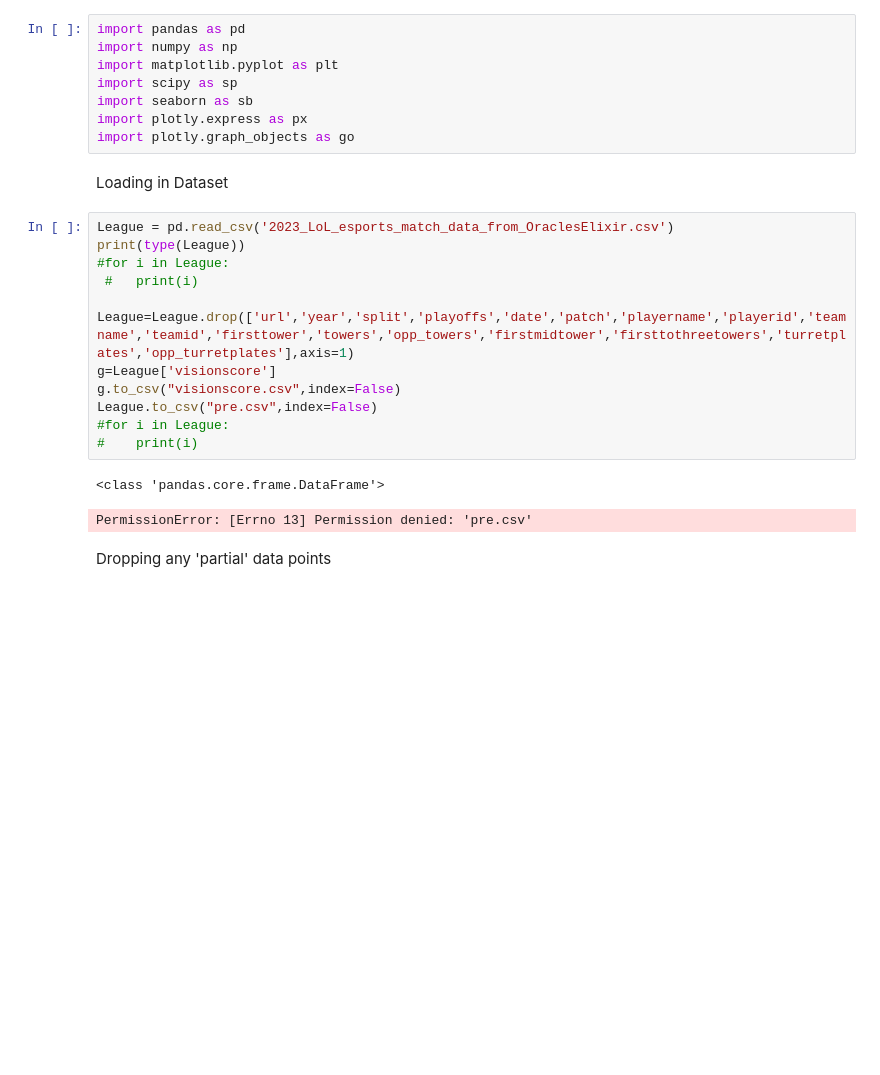
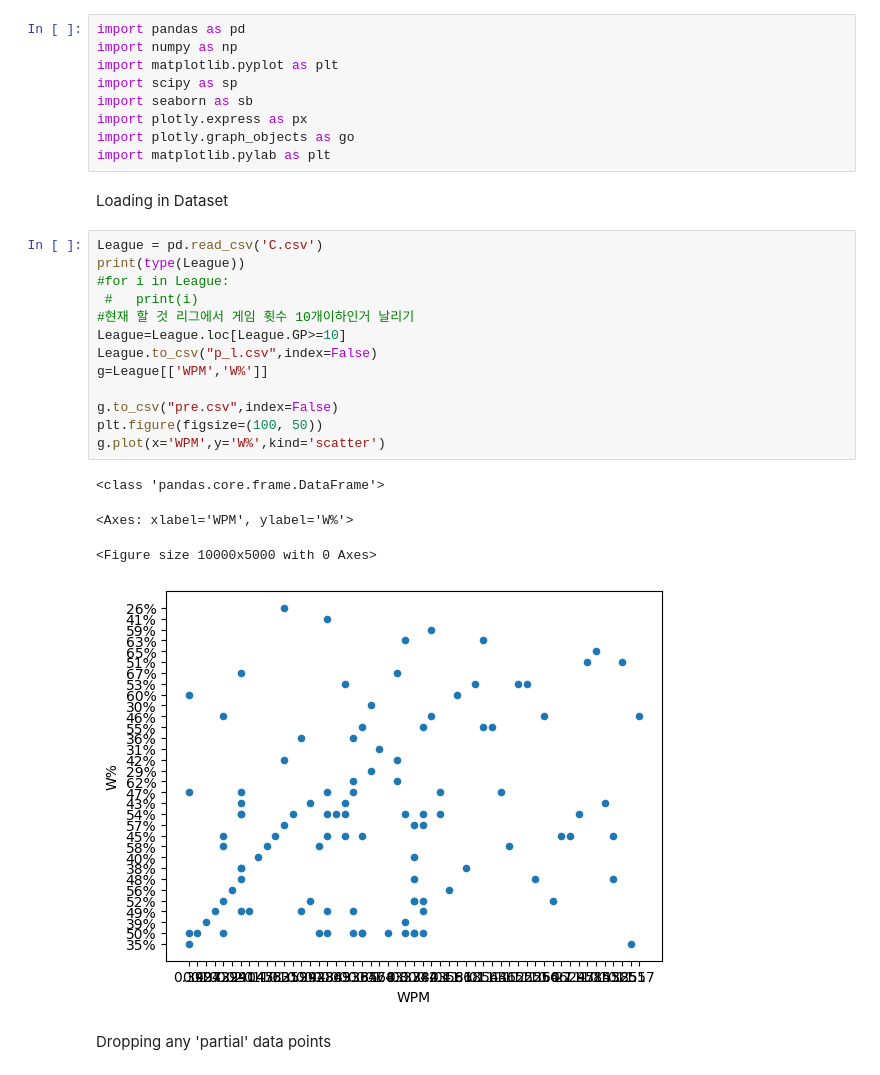
Before and after one commit to ParkJaeHong2000/LOL_Data_Analysis, a Jupyter notebook: LeagueStats_1.ipynb, the cells around one changed output. Cells and saved outputs as stored; diff of their text form; blank space fills up the shorter version.

```diff
--- a/LeagueStats_1.ipynb
+++ b/LeagueStats_1.ipynb
@@ -6,23 +6,27 @@ import scipy as sp
 import seaborn as sb
 import plotly.express as px
 import plotly.graph_objects as go
+import matplotlib.pylab as plt
 # %% [markdown]
 Loading in Dataset
 # %%
-League = pd.read_csv('2023_LoL_esports_match_data_from_OraclesElixir.csv')
+League = pd.read_csv('C.csv')
 print(type(League))
 #for i in League:
  #   print(i)
+#현재 할 것 리그에서 게임 휫수 10개이하인거 날리기
+League=League.loc[League.GP>=10]
+League.to_csv("p_l.csv",index=False)
+g=League[['WPM','W%']]
 
-League=League.drop(['url','year','split','playoffs','date','patch','playername','playerid','teamname','teamid','firsttower','towers','opp_towers','firstmidtower','firsttothreetowers','turretplates','opp_turretplates'],axis=1)
-g=League['visionscore']
-g.to_csv("visionscore.csv",index=False)
-League.to_csv("pre.csv",index=False)
-#for i in League:
-#    print(i)
+g.to_csv("pre.csv",index=False)
+plt.figure(figsize=(100, 50))
+g.plot(x='WPM',y='W%',kind='scatter')
 # %% [output]
 <class 'pandas.core.frame.DataFrame'>
-PermissionError: [Errno 13] Permission denied: 'pre.csv'
+<Axes: xlabel='WPM', ylabel='W%'>
+<Figure size 10000x5000 with 0 Axes>
+[figure, added]
 # %% [markdown]
 Dropping any 'partial' data points
 # %%
```
Also changed, not shown: 4 other files.
